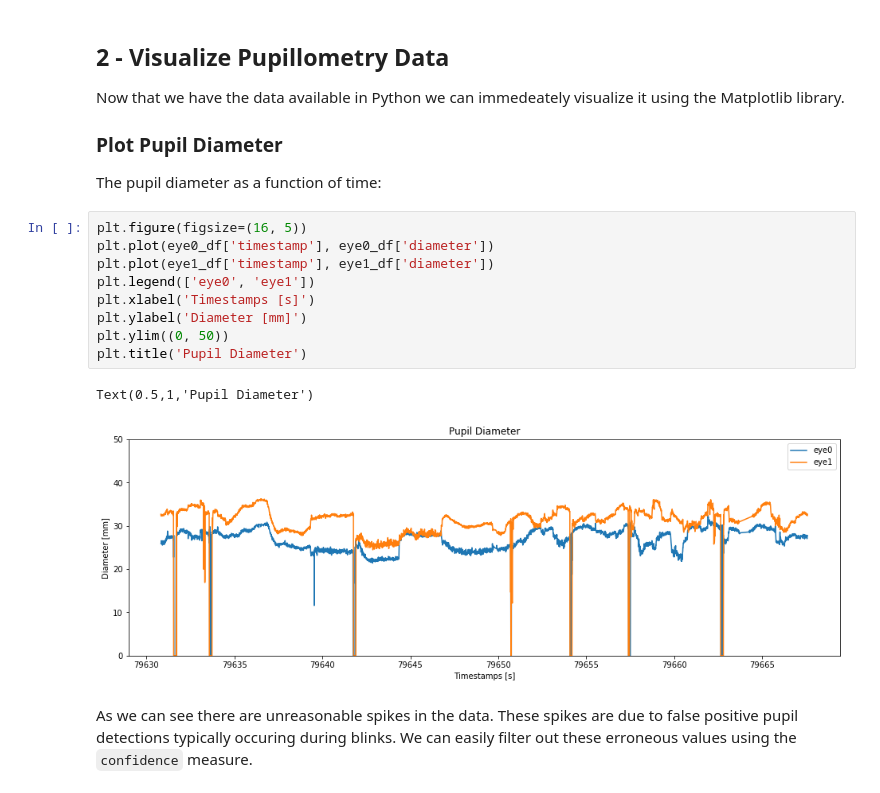
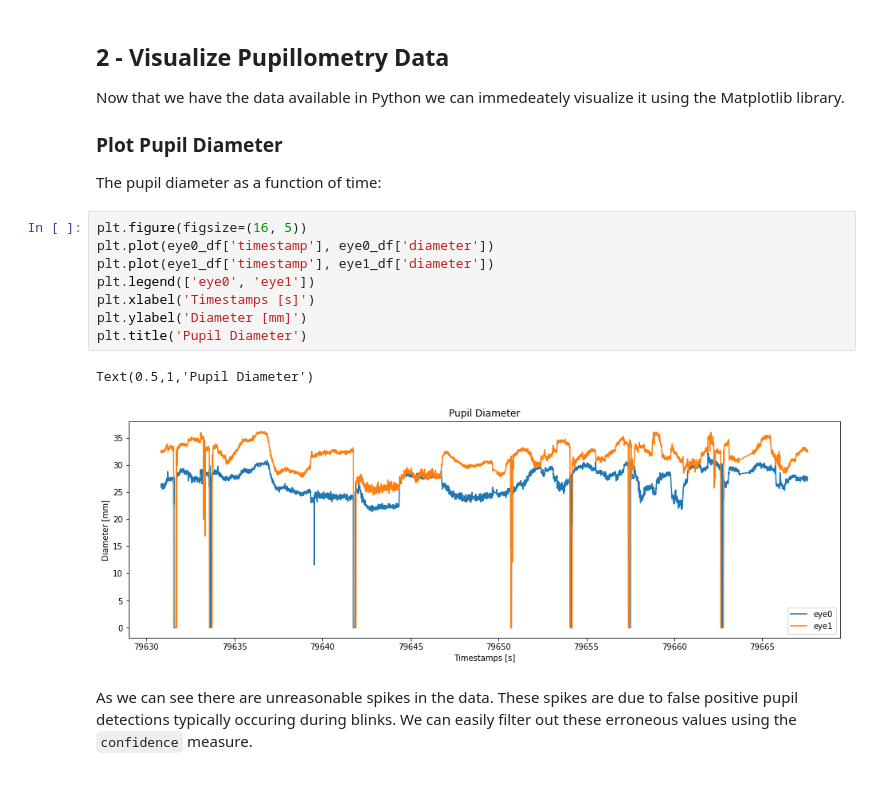
Before and after one commit to pupil-labs/pupil-tutorials, a Jupyter notebook: 01_load_exported_data_and_visualize_pupillometry.ipynb, the cells around one changed output. Cells and saved outputs as stored; diff of their text form.

```diff
--- a/01_load_exported_data_and_visualize_pupillometry.ipynb
+++ b/01_load_exported_data_and_visualize_pupillometry.ipynb
@@ -123,15 +123,14 @@ The pupil diameter as a function of time:
 # %%
 plt.figure(figsize=(16, 5))
 plt.plot(eye0_df['timestamp'], eye0_df['diameter'])
 plt.plot(eye1_df['timestamp'], eye1_df['diameter'])
 plt.legend(['eye0', 'eye1'])
 plt.xlabel('Timestamps [s]')
 plt.ylabel('Diameter [mm]')
-plt.ylim((0, 50))
 plt.title('Pupil Diameter')
 # %% [output]
 Text(0.5,1,'Pupil Diameter')
-[figure, old version]
+[figure, new version]
 # %% [markdown]
 As we can see there are unreasonable spikes in the data. These spikes are due to false positive pupil detections typically occuring during blinks. We can easily filter out these erroneous values using the `confidence` measure.
 # %%
```
Also changed, not shown: parts of 2 cells of this notebook.
